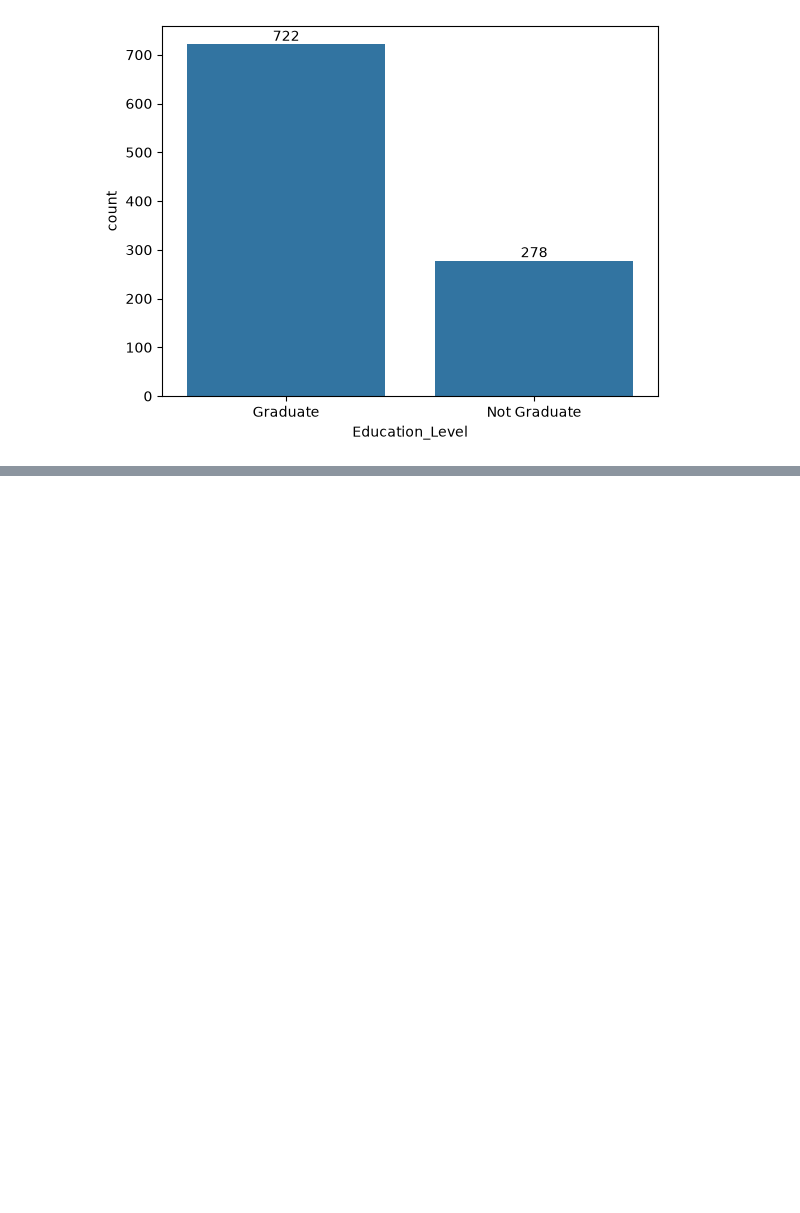
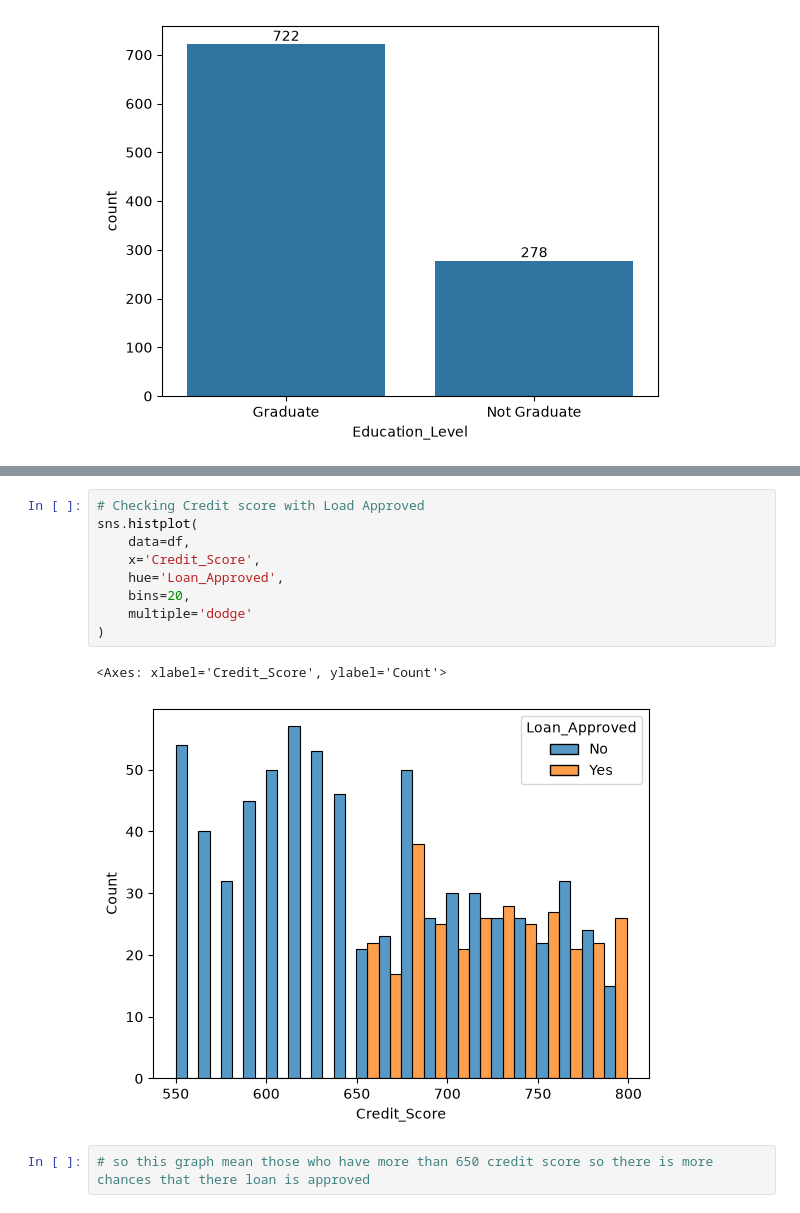
Before and after one commit to hamzakhanafridi/Machine_Learning_Complete_Course_With_Codes_-_Projects, a Jupyter notebook: Day-27- Project_Loan_Approval/Loan_approval_system.ipynb, the cells around one changed output, grey strips where cells are left out. Saved outputs shown, nothing was run; the diff lists cells and outputs as text; blank space fills up the shorter version.

```diff
--- a/Day-27- Project_Loan_Approval/Loan_approval_system.ipynb
+++ b/Day-27- Project_Loan_Approval/Loan_approval_system.ipynb
@@ -137,0 +170,14 @@ ax.bar_label(ax.containers[0])
+# %%
+# Checking Credit score with Load Approved
+sns.histplot(
+    data=df,
+    x='Credit_Score',
+    hue='Loan_Approved',
+    bins=20,
+    multiple='dodge'
+)
+# %% [output]
+<Axes: xlabel='Credit_Score', ylabel='Count'>
+[figure, added]
+# %%
+# so this graph mean those who have more than 650 credit score so there is more chances that there loan is approved
```
Also changed, not shown: parts of 11 cells of this notebook, 3 other files.
